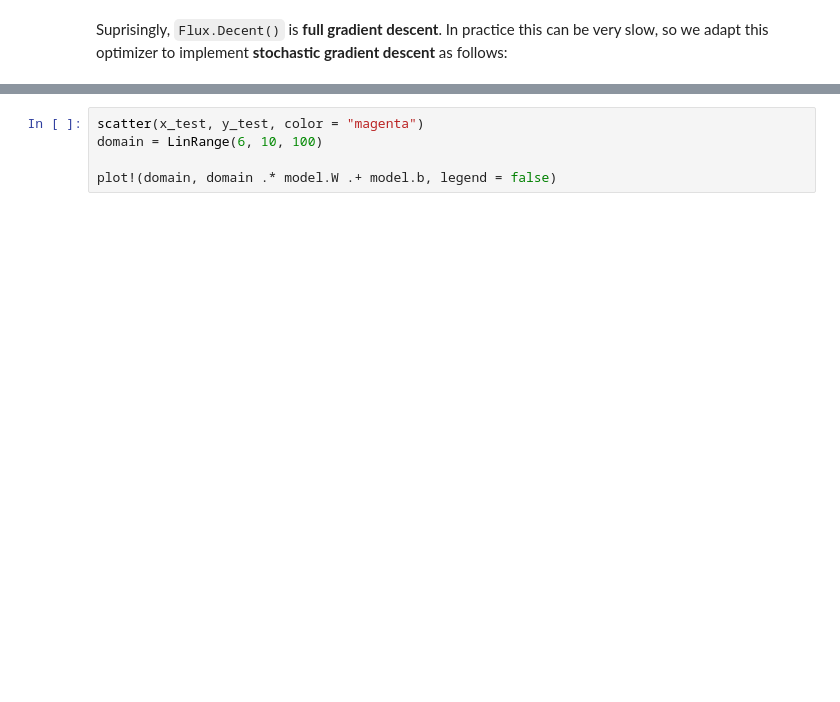
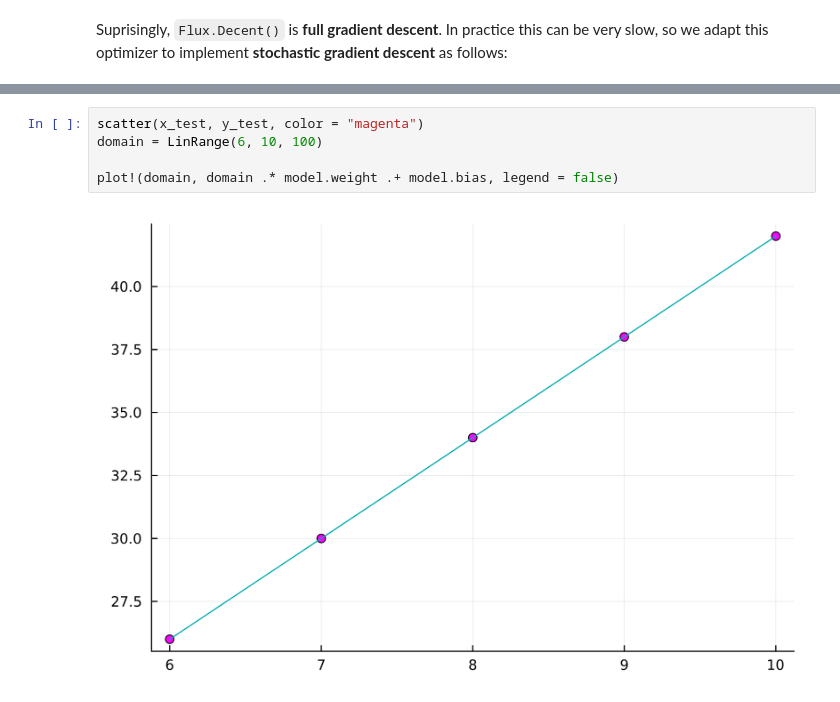
Before and after one commit to JBlaschke/HPC-Julia, a Jupyter notebook: docs/julia for data science/03_ml/Flux.ipynb, the cells around one changed output, grey strips where cells are left out. Drawn from its saved outputs; the diff is of its cells as text; blank space fills up the shorter version.

Commit message:
fix plots

```diff
--- a/docs/julia for data science/03_ml/Flux.ipynb
+++ b/docs/julia for data science/03_ml/Flux.ipynb
@@ -122,5 +128,7 @@ plot(losses, yaxis=:log)
 # %%
 scatter(x_test, y_test, color = "magenta")
 domain = LinRange(6, 10, 100)
 
-plot!(domain, domain .* model.W .+ model.b, legend = false)
+plot!(domain, domain .* model.weight .+ model.bias, legend = false)
+# %% [output]
+[figure, added]
```
Also changed, not shown: parts of 9 cells of this notebook, 5 other files.
